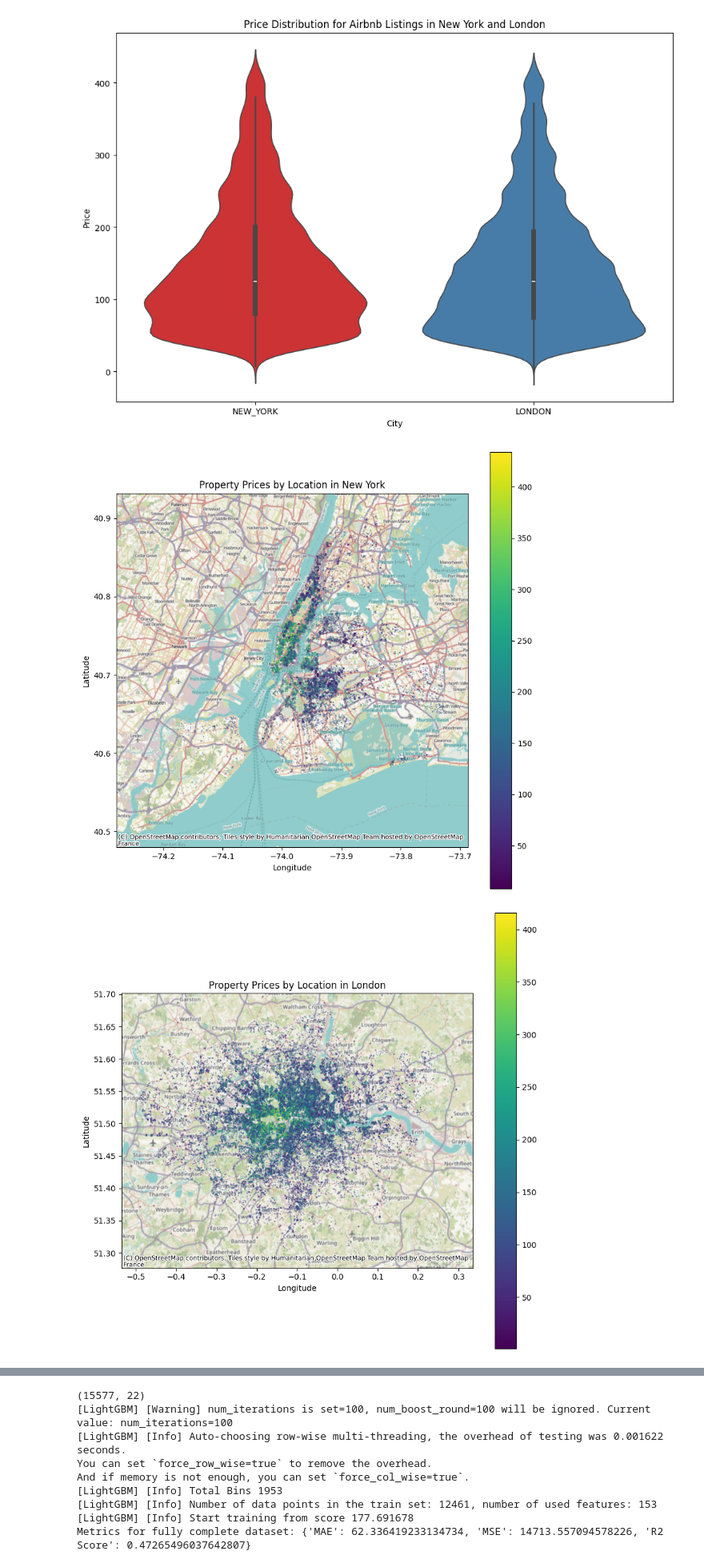
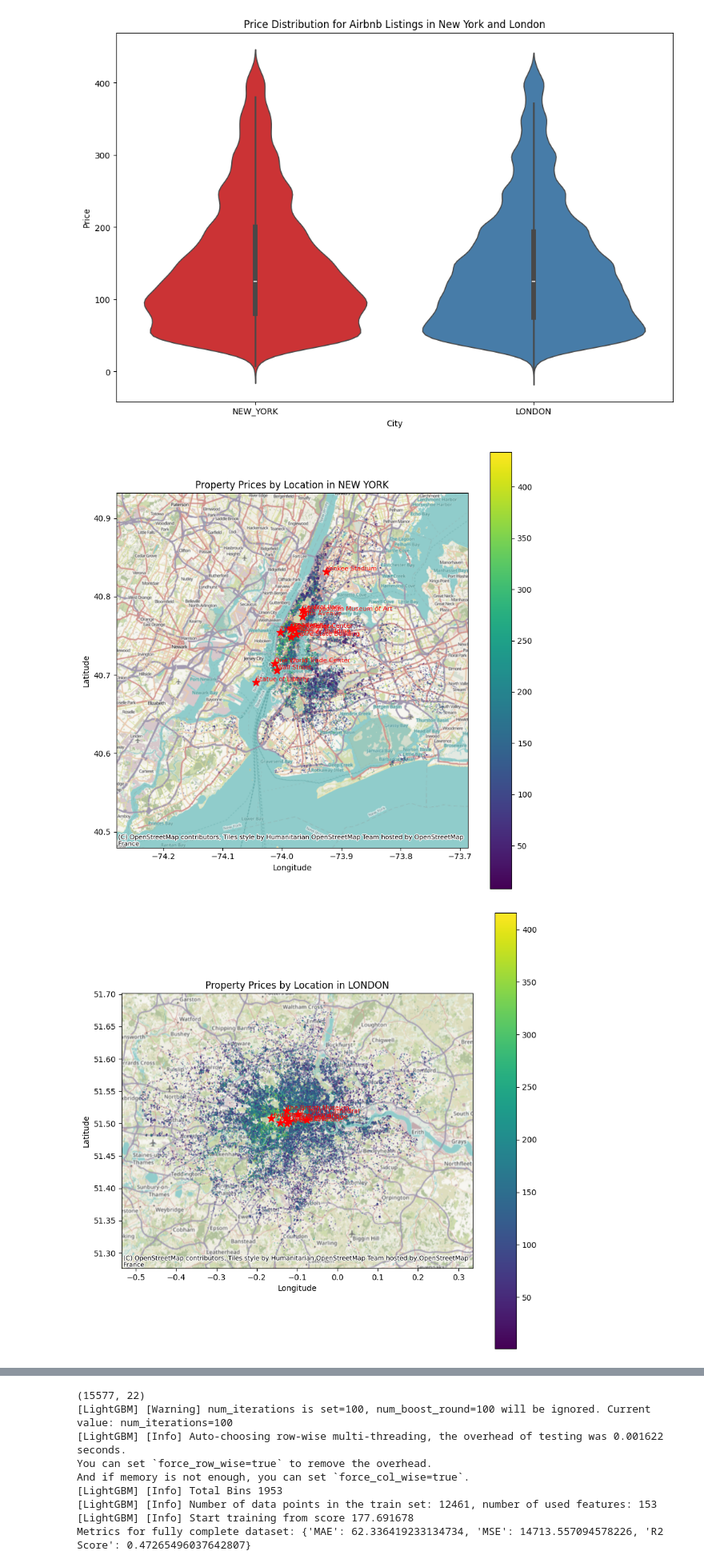
Before and after one commit to Fifus17/Data-Exploration, a Jupyter notebook: rbnb_data_exploration.ipynb, the cells around one changed output, grey strips where cells are left out. Shown at 80% size. Saved outputs shown, nothing was run; the diff lists cells and outputs as text; code cells hidden in the pictures.

Commit message:
Add landmarks to the graph

```diff
--- a/rbnb_data_exploration.ipynb
+++ b/rbnb_data_exploration.ipynb
@@ -173,24 +173,39 @@ Passing `palette` without assigning `hue` is deprecated and will be removed in v
 import geopandas as gpd
 import contextily as ctx
 from shapely.geometry import Point
+from rnd.rbnb.geospatial_features.transform import landmarks
 
-def plot_map_with_price(df, city_name):
+def plot_map_with_price(df, city: AvailableCity):
     geometry = [Point(xy) for xy in zip(df['longitude'], df['latitude'])]
     gdf = gpd.GeoDataFrame(df, geometry=geometry, crs="EPSG:4326")
     fig, ax = plt.subplots(figsize=(10, 10))
     gdf.plot(column='price', cmap='viridis', legend=True, markersize=0.5, alpha=0.3, ax=ax)
     ctx.add_basemap(ax, crs=gdf.crs)
 
-    plt.title(f'Property Prices by Location in {city_name}')
+    if city_landmarks:= landmarks.get(city):
+        landmark_df = gpd.GeoDataFrame(
+            city_landmarks,
+            geometry=[Point(lon, lat) for lon, lat in zip(
+                [lm['longitude'] for lm in city_landmarks],
+                [lm['latitude'] for lm in city_landmarks]
+            )],
+            crs="EPSG:4326"
+        )
+        landmark_df.plot(ax=ax, color='red', marker='*', markersize=100, label='Landmark')
+
+        for _, row in landmark_df.iterrows():
+            ax.text(row.geometry.x, row.geometry.y, row['name'], fontsize=8, ha='left', va='bottom', color='red')
+
+    plt.title(f'Property Prices by Location in {city.name.replace("_"," ".capitalize())}')
     plt.xlabel('Longitude')
     plt.ylabel('Latitude')
     plt.show()
 # %%
-plot_map_with_price(remove_outliers(ny_data, 'price'), 'New York')
-plot_map_with_price(remove_outliers(london_data, 'price'), 'London')
+plot_map_with_price(remove_outliers(ny_data, 'price'), AvailableCity.NEW_YORK)
+plot_map_with_price(remove_outliers(london_data, 'price'), AvailableCity.LONDON)
 # %% [output]
-[figure, old version]
+[figure, new version]
-[figure, old version]
+[figure, new version]
 # %%
 import lightgbm as lgb
 from sklearn.model_selection import train_test_split
```
Also changed, not shown: parts of 2 cells of this notebook.
